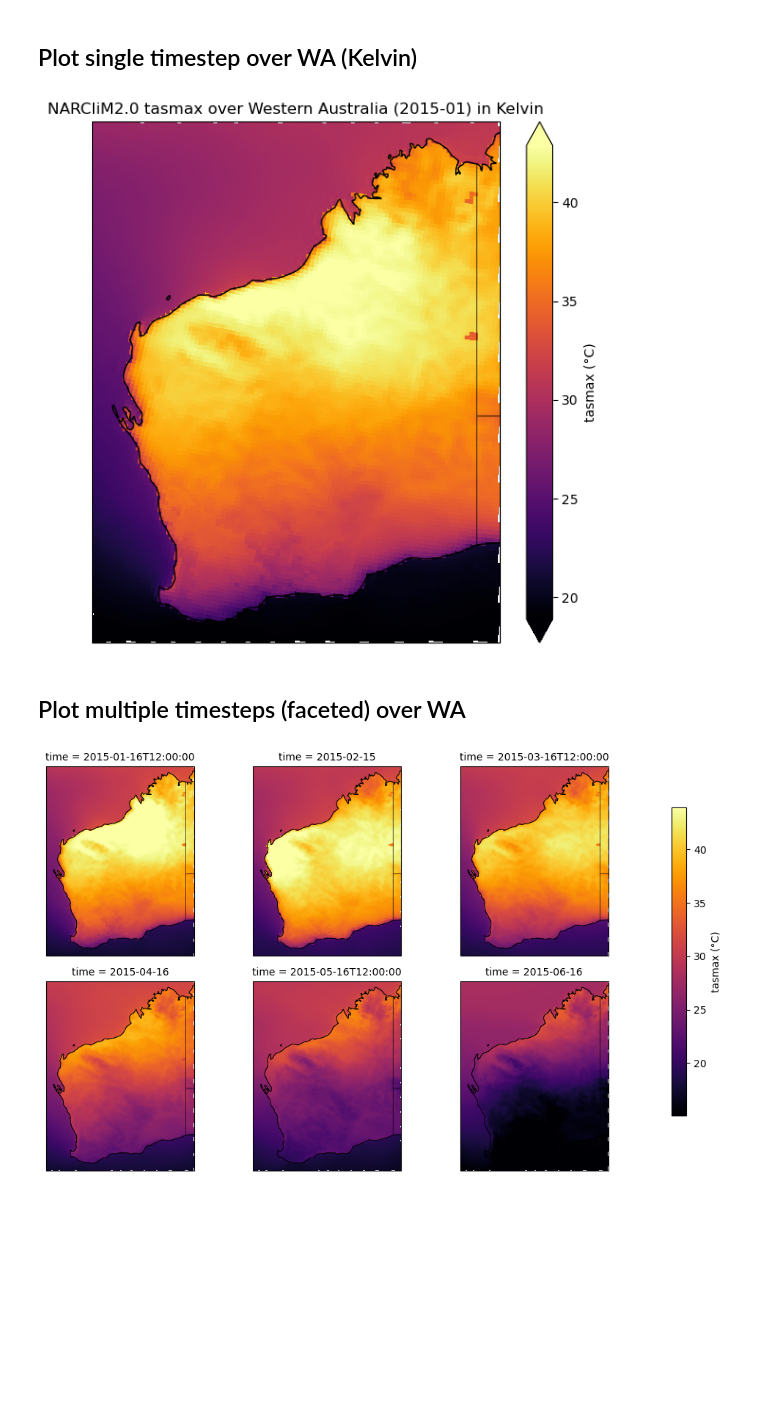
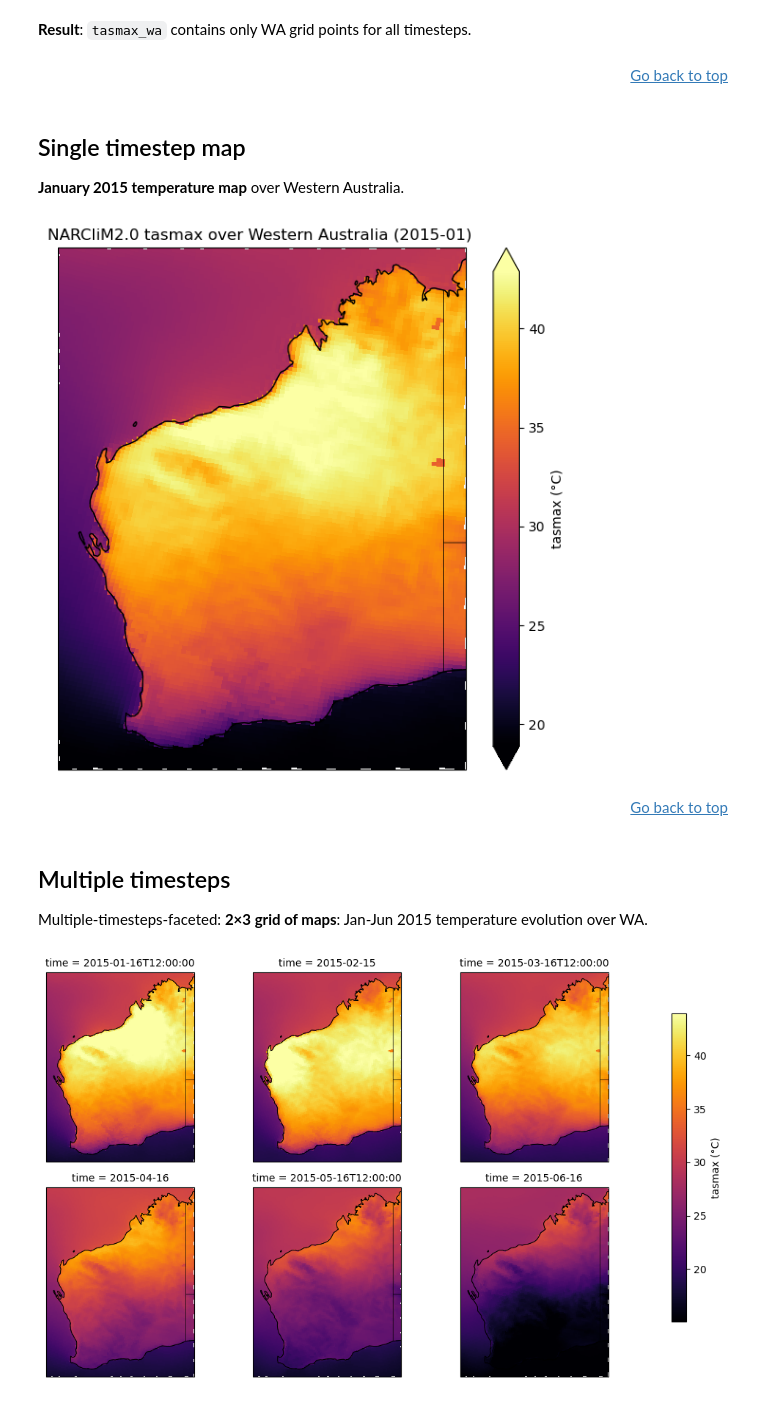
Before and after one commit to DikshaSagar/DWER, a Jupyter notebook: 04_mapping_and_visualisation.ipynb, the cells around one changed output. Cells and saved outputs as stored; diff of their text form; code cells hidden in the pictures; blank space fills up the shorter version.

```diff
--- a/04_mapping_and_visualisation.ipynb
+++ b/04_mapping_and_visualisation.ipynb
@@ -47,6 +77,14 @@ wa_mask = (
 
 # Apply WA mask to tasmax for all timesteps (still in Kelvin)
 tasmax_wa = ds.tasmax.where(wa_mask)
+# %% [markdown]
+**Result**: `tasmax_wa` contains only WA grid points for all timesteps.
+# %% [markdown]
+<div style="text-align: right">
+  <a href="#top">Go back to top</a>
+</div>
 # %% [markdown]
-## Plot single timestep over WA (Kelvin)
+## Single timestep map
+
+**January 2015 temperature map** over Western Australia.
 # %%
@@ -56,38 +95,45 @@ tasmax_wa = kelvin_to_celsius(tasmax_wa)
 t_index = 0
 
 tasmax_wa_single = tasmax_wa.isel(time=t_index)
 
 plt.figure(figsize=(6, 6))
 ax = plt.axes(projection=ccrs.PlateCarree())
 
 # Zoom to WA region
 ax.set_extent([wa_lon_min, wa_lon_max, wa_lat_min, wa_lat_max],
               crs=ccrs.PlateCarree())
 
 # Add map features
 ax.coastlines(resolution="50m", linewidth=1)
 ax.add_feature(cfeature.BORDERS, linewidth=0.5)
 ax.add_feature(cfeature.STATES, linewidth=0.3)
 
-# Plot tasmax in Kelvin using 2-D lat/lon
+# Plot tasmax using 2-D lat/lon
 im = tasmax_wa_single.plot(
     ax=ax,
     x="lon",
     y="lat",
     transform=ccrs.PlateCarree(),
     cmap="inferno",
     robust=True,
     cbar_kwargs={"label": "tasmax (°C)"}
 )
 
 time_str = str(tasmax_wa_single["time"].dt.strftime("%Y-%m").values)
-ax.set_title(f"NARCliM2.0 tasmax over Western Australia ({time_str}) in Kelvin")
+ax.set_title(f"NARCliM2.0 tasmax over Western Australia ({time_str}) ")
 
 plt.tight_layout()
 # %% [output]
-[figure, old version]
+[figure, new version]
-# %% [markdown]
-## Plot multiple timesteps (faceted) over WA
+# %% [markdown]
+<div style="text-align: right">
+  <a href="#top">Go back to top</a>
+</div>
+# %% [markdown]
+## Multiple timesteps
+
+Multiple-timesteps-faceted:
+**2×3 grid of maps**: Jan-Jun 2015 temperature evolution over WA.
 # %%
 # Select first six months of 2015
 tasmax_wa_6 = tasmax_wa.isel(time=slice(0, 6))
```
Also changed, not shown: parts of 19 cells of this notebook, 4 other files.
